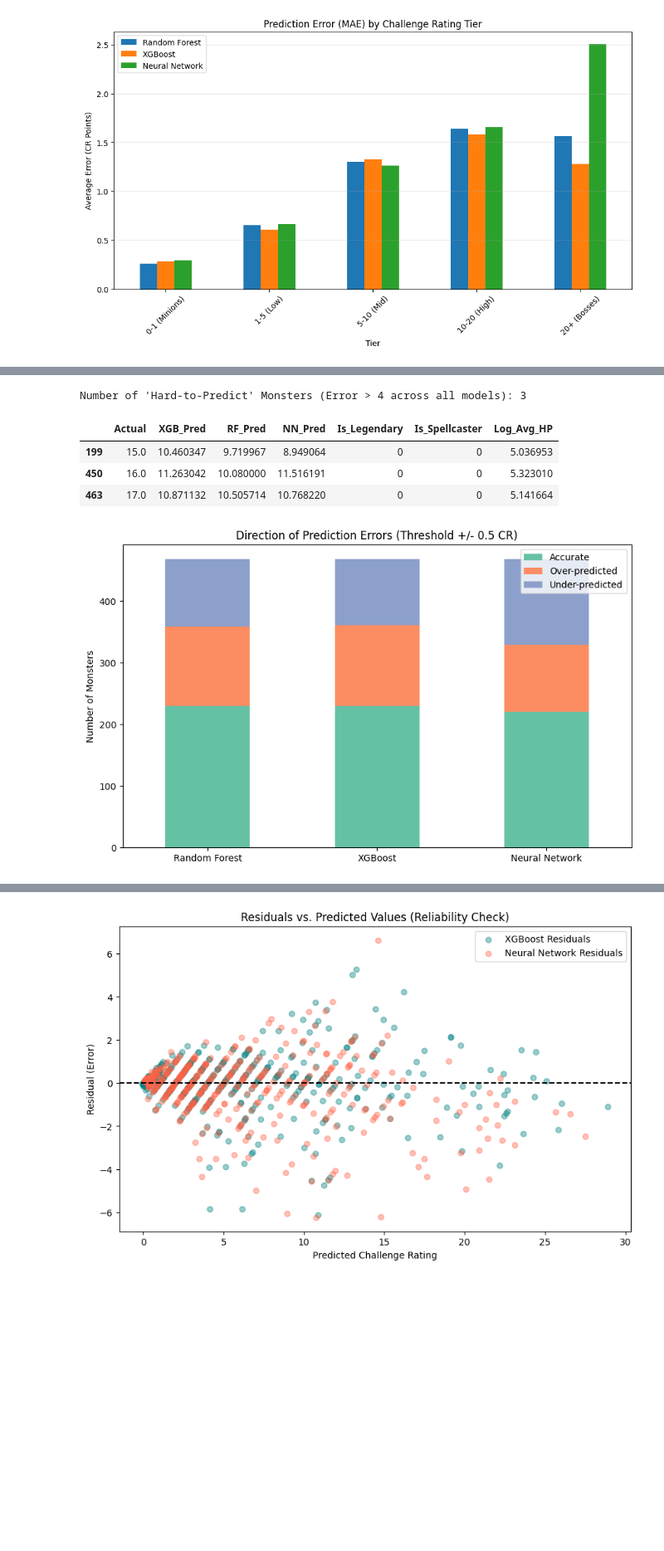
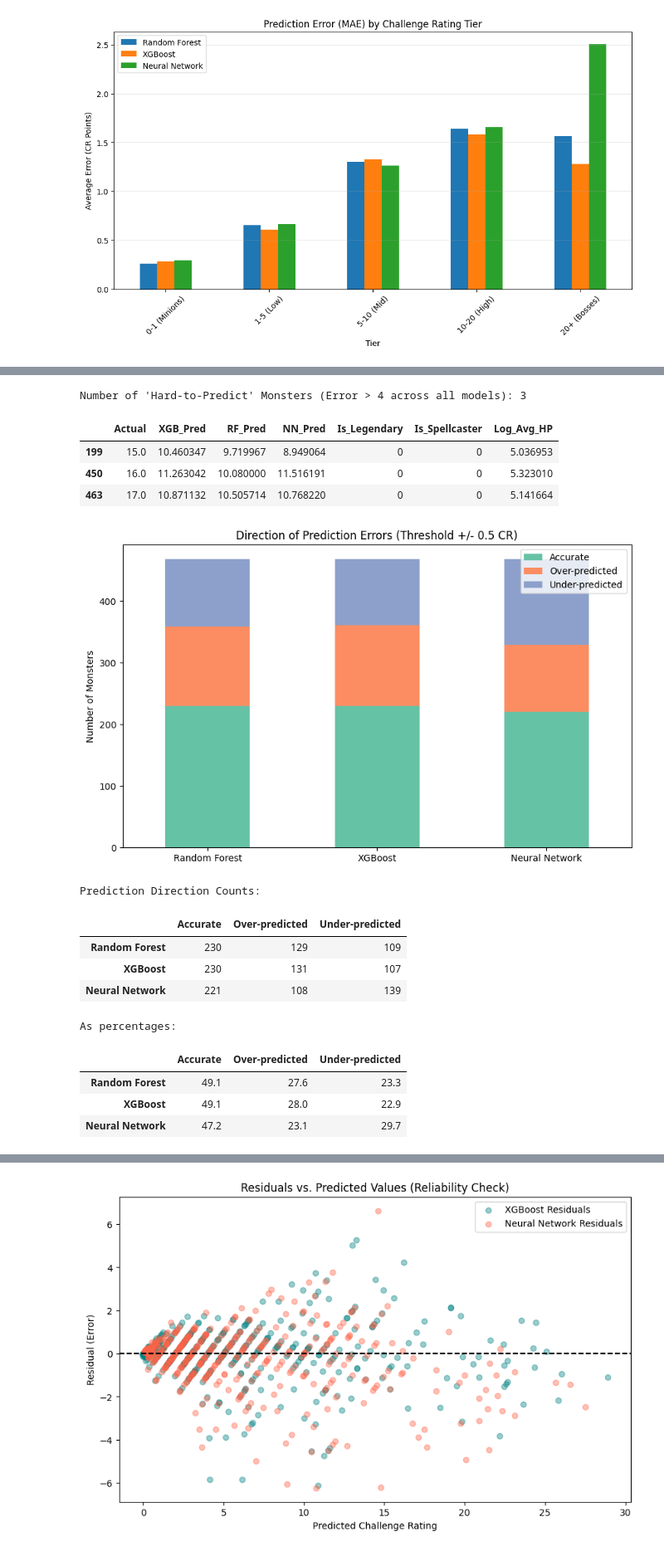
Before and after one commit to adg30/INTSY-MCO, a Jupyter notebook: notebooks/09_evaluation_and_conclusion.ipynb, the cells around one changed output, grey strips where cells are left out. Shown at 83% size. Cells and saved outputs as stored; diff of their text form; code cells hidden in the pictures; blank space fills up the shorter version.

```diff
--- a/notebooks/09_evaluation_and_conclusion.ipynb
+++ b/notebooks/09_evaluation_and_conclusion.ipynb
@@ -275,31 +363,55 @@ common_outliers = outlier_analysis[
 
 print(f"Number of 'Hard-to-Predict' Monsters (Error > 4 across all models): {len(common_outliers)}")
 display(common_outliers[['Actual', 'XGB_Pred', 'RF_Pred', 'NN_Pred', 'Is_Legendary', 'Is_Spellcaster',
                          'Log_Avg_HP']].head(10))
 
 # determine the 'Direction' of error (Under-prediction vs Over-prediction)
 bias_df = pd.DataFrame()
 for model_name in ['Random Forest', 'XGBoost', 'Neural Network']:
     errors = results_df[model_name] - results_df['Actual']
     bias_df[model_name] = [
         'Under-predicted' if x < -0.5 else 'Over-predicted' if x > 0.5 else 'Accurate'
         for x in errors
     ]
 
 bias_summary = bias_df.apply(pd.Series.value_counts).T
 bias_summary.plot(
     kind='bar', stacked=True, figsize=(10, 6),
     color=['#66c2a5', '#fc8d62', '#8da0cb']
 )
 plt.title('Direction of Prediction Errors (Threshold +/- 0.5 CR)')
 plt.ylabel('Number of Monsters')
 plt.xticks(rotation=0)
 plt.show()
+bias_df = pd.DataFrame()
+for model_name in ['Random Forest', 'XGBoost', 'Neural Network']:
+    errors = results_df[model_name] - results_df['Actual']
+    bias_df[model_name] = [
+        'Under-predicted' if x < -0.5 else 'Over-predicted' if x > 0.5 else 'Accurate'
+        for x in errors
+    ]
+
+bias_summary = bias_df.apply(pd.Series.value_counts).T
+print("Prediction Direction Counts:")
+display(bias_summary)
+
+print("\nAs percentages:")
+display((bias_summary.div(bias_summary.sum(axis=1), axis=0) * 100).round(1))
 # %% [output]
 Number of 'Hard-to-Predict' Monsters (Error > 4 across all models): 3
 |  | Actual | XGB_Pred | RF_Pred | NN_Pred | Is_Legendary | Is_Spellcaster | Log_Avg_HP |
 | 199 | 15.0 | 10.460347 | 9.719967 | 8.949064 | 0 | 0 | 5.036953 |
 | 450 | 16.0 | 11.263042 | 10.080000 | 11.516191 | 0 | 0 | 5.323010 |
 | 463 | 17.0 | 10.871132 | 10.505714 | 10.768220 | 0 | 0 | 5.141664 |
 [figure]
+Prediction Direction Counts:
+|  | Accurate | Over-predicted | Under-predicted |
+| Random Forest | 230 | 129 | 109 |
+| XGBoost | 230 | 131 | 107 |
+| Neural Network | 221 | 108 | 139 |
+As percentages:
+|  | Accurate | Over-predicted | Under-predicted |
+| Random Forest | 49.1 | 27.6 | 23.3 |
+| XGBoost | 49.1 | 28.0 | 22.9 |
+| Neural Network | 47.2 | 23.1 | 29.7 |
 # %% [markdown]
```
Also changed, not shown: parts of 6 cells of this notebook.
